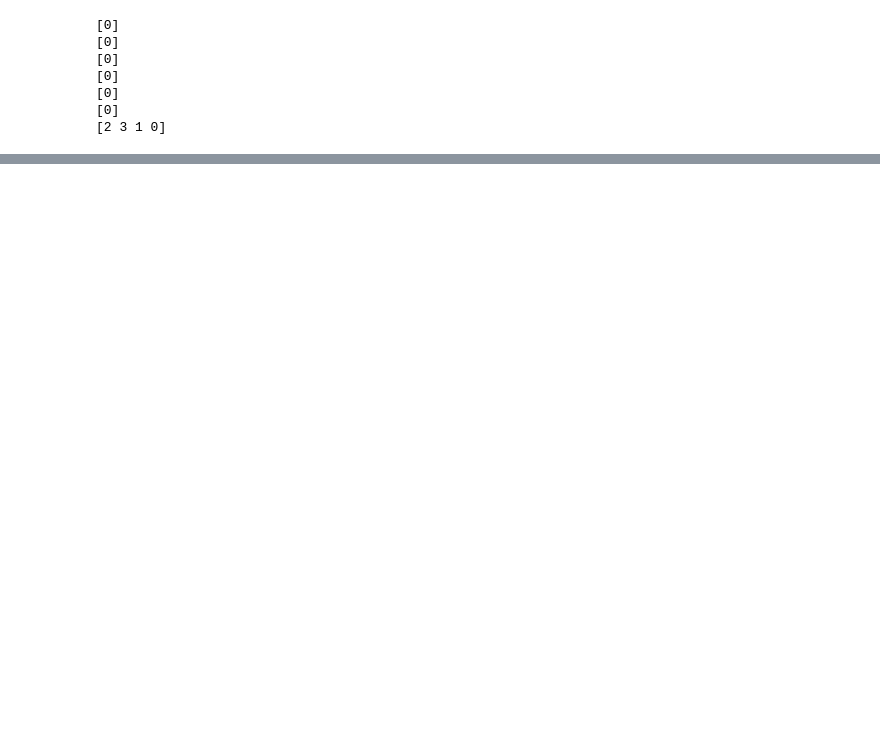
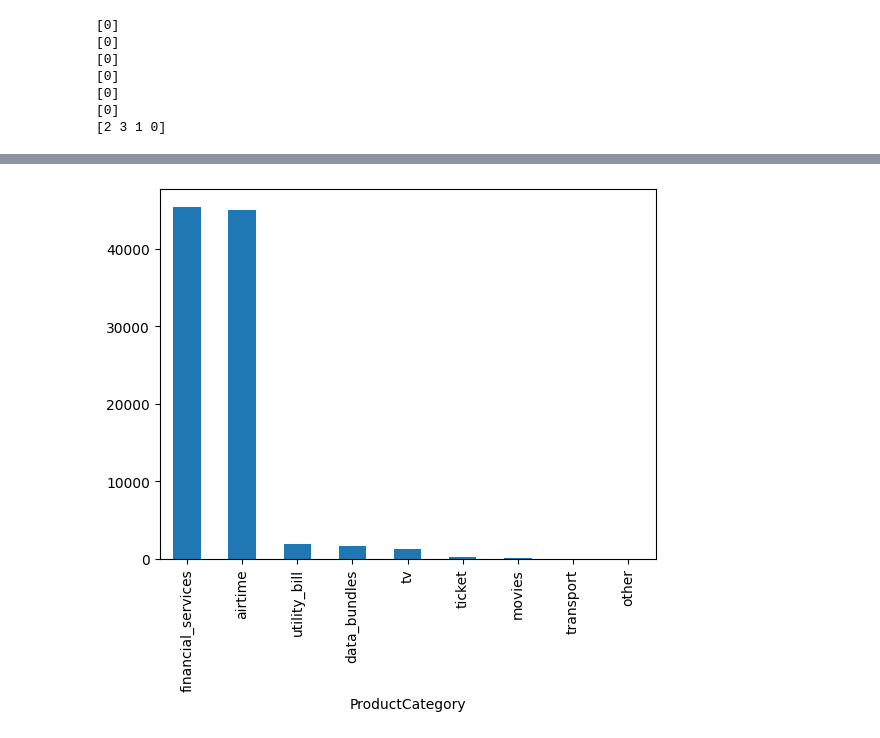
Before and after one commit to Kassa-Mamo/CreditRisk-Model-Analysis, a Jupyter notebook: notebooks/EDA.ipynb, the cells around one changed output, grey strips where cells are left out. Saved outputs shown, nothing was run; the diff lists cells and outputs as text; code cells hidden in the pictures; blank space fills up the shorter version.

```diff
--- a/notebooks/EDA.ipynb
+++ b/notebooks/EDA.ipynb
@@ -323,0 +381,5 @@ print(data['PricingStrategy'].unique())
+# %%
+df['ProductCategory'].value_counts().plot(kind='bar')
+plt.show()
+# %% [output]
+[figure, added]
```
Also changed, not shown: parts of 11 cells of this notebook, 1 other file.
